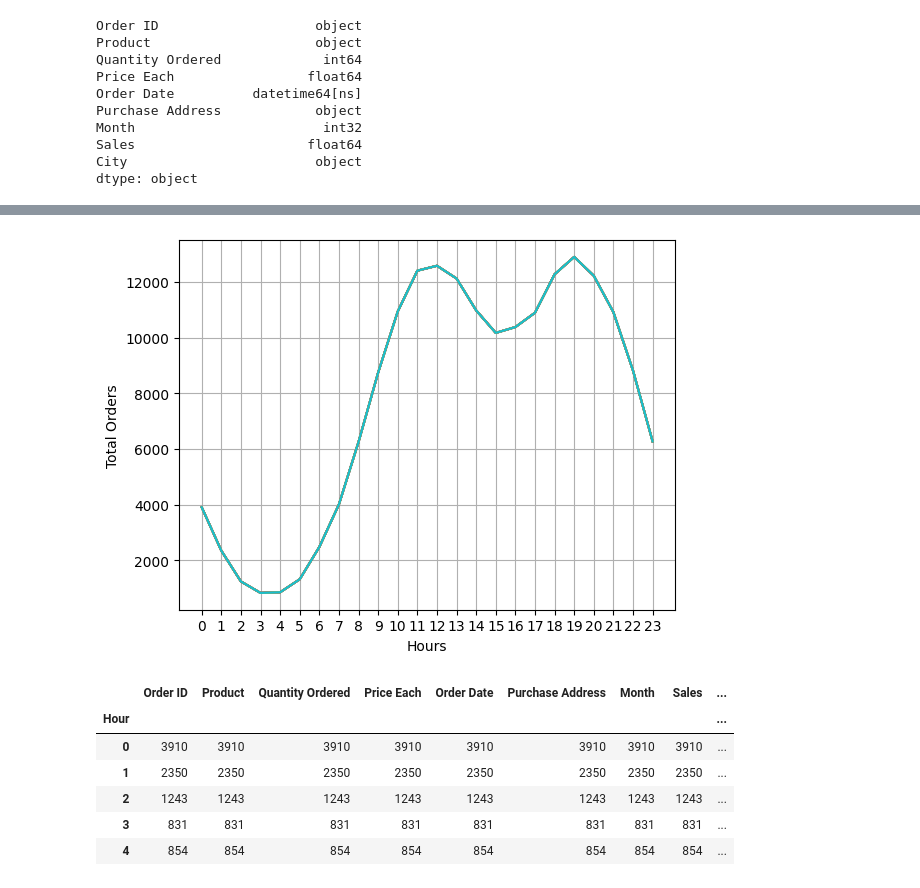
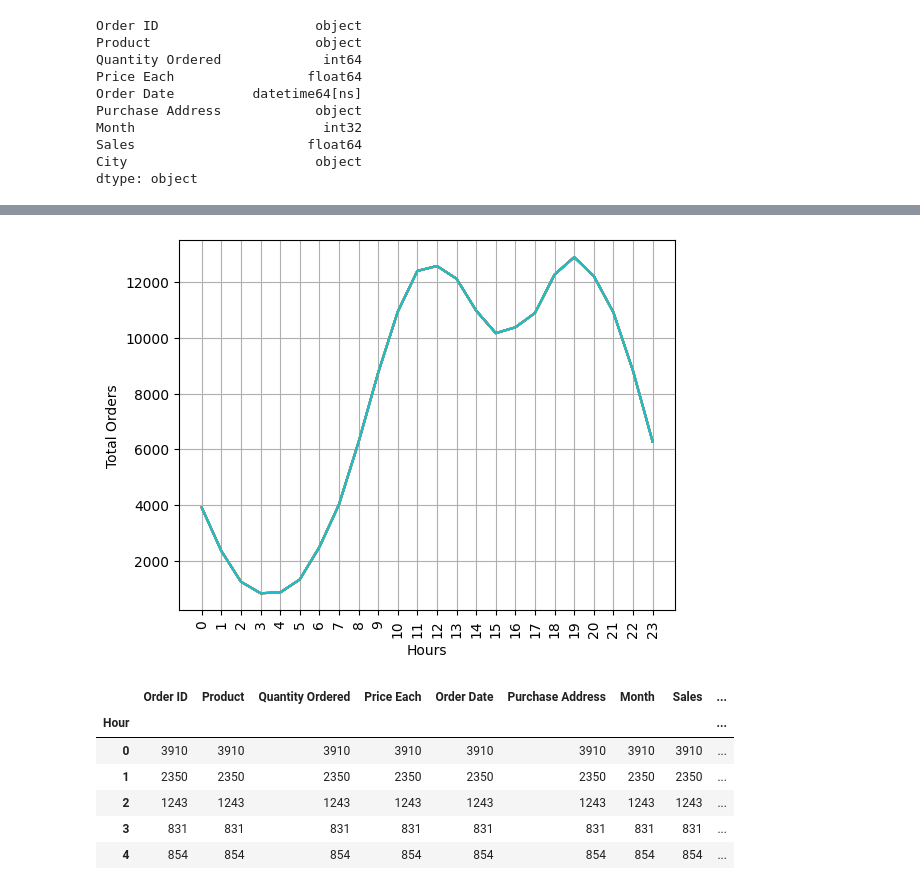
Before and after one commit to sfherreras/Data_Science_Training, a Jupyter notebook: Code/Analysis.ipynb, the cells around one changed output, grey strips where cells are left out. Cells and saved outputs as stored; diff of their text form; code cells hidden in the pictures.

```diff
--- a/Code/Analysis.ipynb
+++ b/Code/Analysis.ipynb
@@ -220,13 +220,13 @@ all_data.head()
 # %%
 hours = [hour for hour, df in all_data.groupby('Hour')]
 plt.plot(hours, all_data.groupby(['Hour']).count())
-plt.xticks(hours)
+plt.xticks(hours, rotation='vertical')
 plt.xlabel('Hours')
 plt.ylabel('Total Orders')
 plt.grid()
 plt.show()
 # %% [output]
-[figure, old version]
+[figure, new version]
 # %%
 all_data.groupby(['Hour']).count()
 # %% [output]
```
Also changed, not shown: parts of 2 cells of this notebook.
